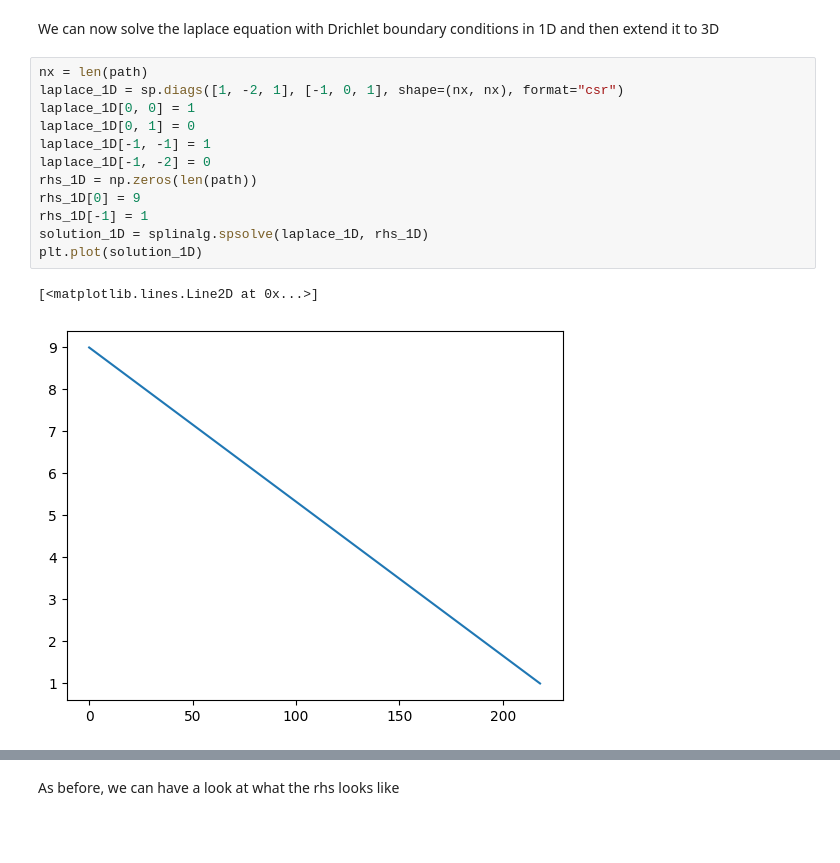
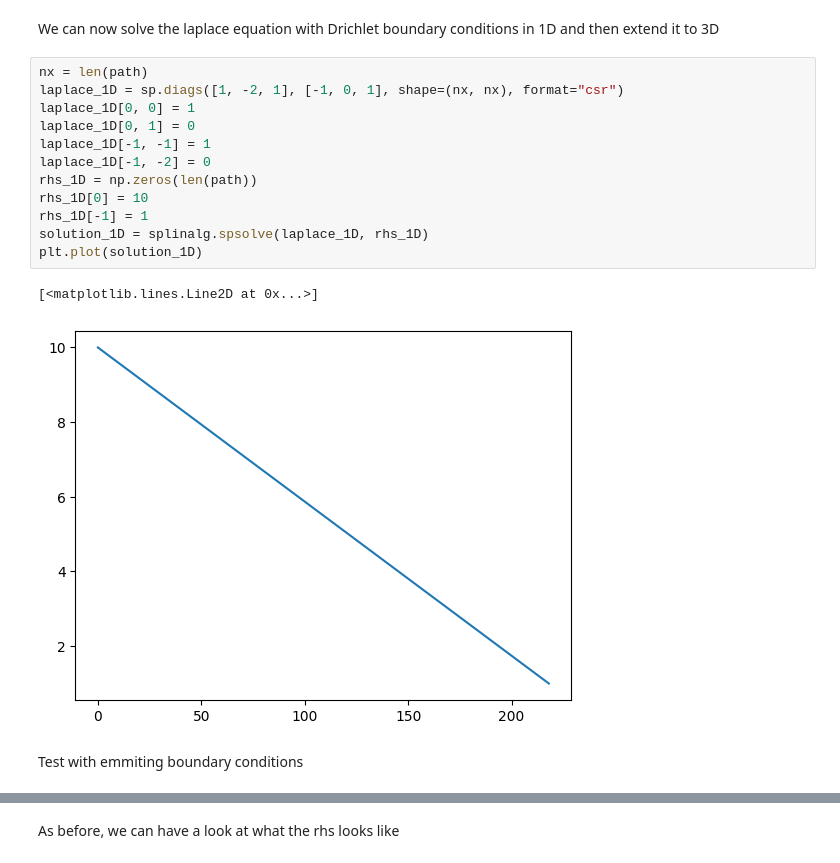
Before and after one commit to rcremese/napari-potential-field-navigation, a Jupyter notebook: lung.ipynb, the cells around one changed output, grey strips where cells are left out. Saved outputs shown, nothing was run; the diff lists cells and outputs as text; blank space fills up the shorter version.

```diff
--- a/lung.ipynb
+++ b/lung.ipynb
@@ -421,16 +420,18 @@ We can now solve the laplace equation with Drichlet boundary conditions in 1D an
 # %%
 nx = len(path)
 laplace_1D = sp.diags([1, -2, 1], [-1, 0, 1], shape=(nx, nx), format="csr")
 laplace_1D[0, 0] = 1
 laplace_1D[0, 1] = 0
 laplace_1D[-1, -1] = 1
 laplace_1D[-1, -2] = 0
 rhs_1D = np.zeros(len(path))
-rhs_1D[0] = 9
+rhs_1D[0] = 10
 rhs_1D[-1] = 1
 solution_1D = splinalg.spsolve(laplace_1D, rhs_1D)
 plt.plot(solution_1D)
 # %% [output]
 [<matplotlib.lines.Line2D at 0x...>]
-[figure, old version]
+[figure, new version]
+# %% [markdown]
+Test with emmiting boundary conditions
 # %%
```
Also changed, not shown: parts of 18 cells of this notebook, 2 other files.
